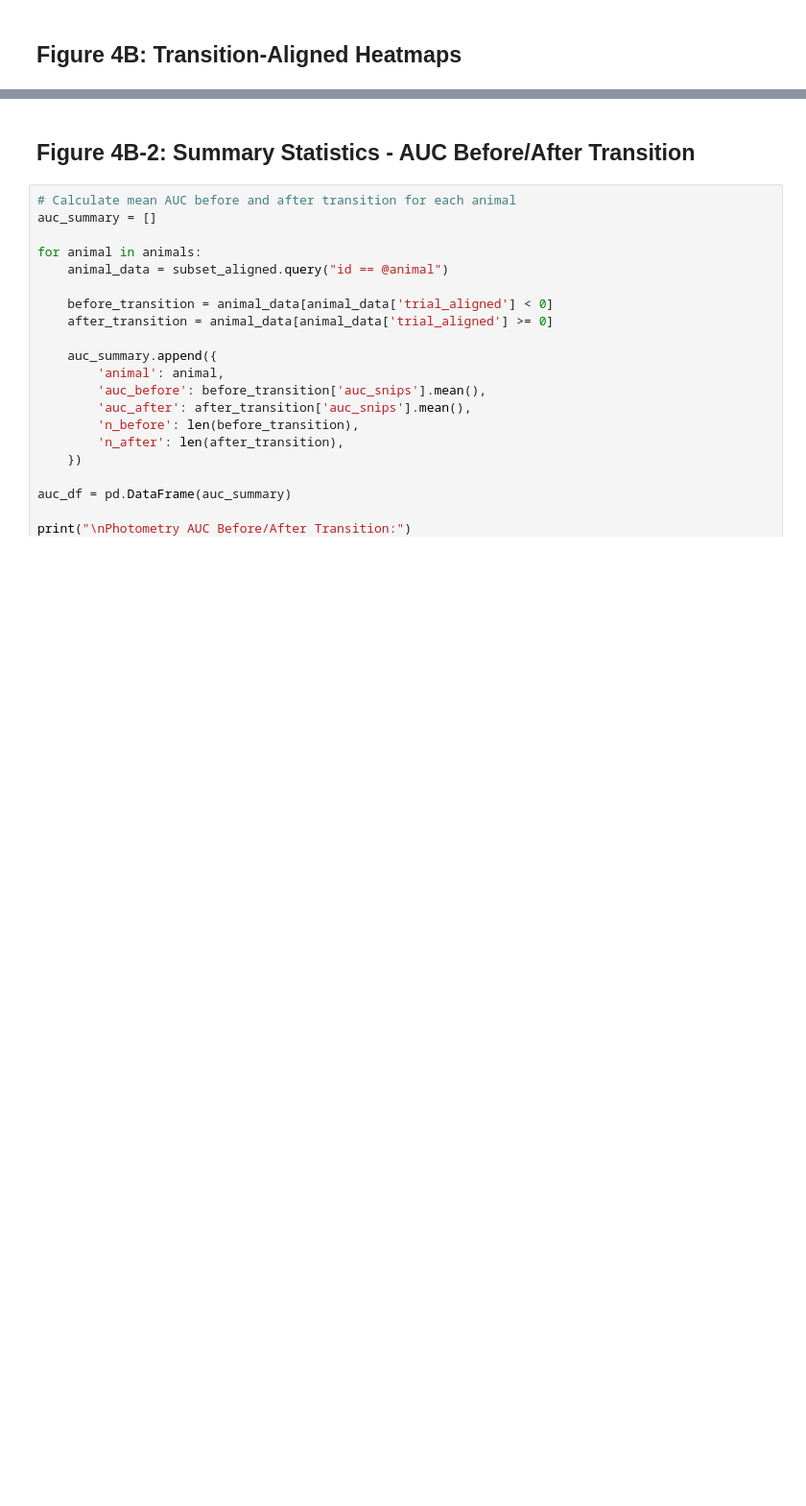
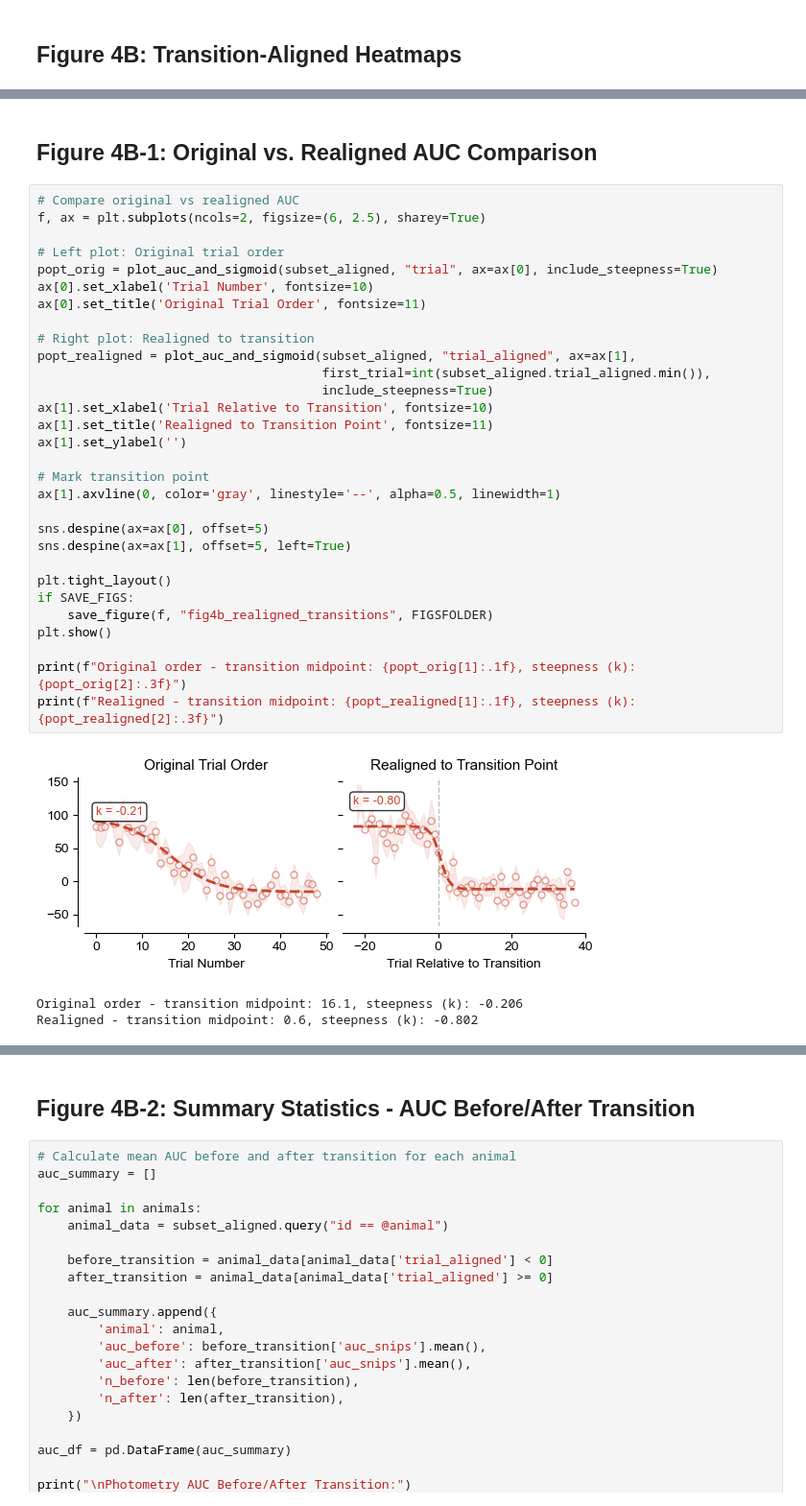
Before and after one commit to jaimemcc/bazzino, a Jupyter notebook: notebooks/figure_4b_paper.ipynb, the cells around one changed output, grey strips where cells are left out. Shown at 96% size. Drawn from its saved outputs; the diff is of its cells as text; blank space fills up the shorter version.

```diff
--- a/notebooks/figure_4b_paper.ipynb
+++ b/notebooks/figure_4b_paper.ipynb
@@ -85,0 +184,36 @@ for animal in animals:
+# %% [markdown]
+## Figure 4B-1: Original vs. Realigned AUC Comparison
+# %%
+# Compare original vs realigned AUC
+f, ax = plt.subplots(ncols=2, figsize=(6, 2.5), sharey=True)
+
+# Left plot: Original trial order
+popt_orig = plot_auc_and_sigmoid(subset_aligned, "trial", ax=ax[0], include_steepness=True)
+ax[0].set_xlabel('Trial Number', fontsize=10)
+ax[0].set_title('Original Trial Order', fontsize=11)
+
+# Right plot: Realigned to transition
+popt_realigned = plot_auc_and_sigmoid(subset_aligned, "trial_aligned", ax=ax[1],
+                                      first_trial=int(subset_aligned.trial_aligned.min()),
+                                      include_steepness=True)
+ax[1].set_xlabel('Trial Relative to Transition', fontsize=10)
+ax[1].set_title('Realigned to Transition Point', fontsize=11)
+ax[1].set_ylabel('')
+
+# Mark transition point
+ax[1].axvline(0, color='gray', linestyle='--', alpha=0.5, linewidth=1)
+
+sns.despine(ax=ax[0], offset=5)
+sns.despine(ax=ax[1], offset=5, left=True)
+
+plt.tight_layout()
+if SAVE_FIGS:
+    save_figure(f, "fig4b_realigned_transitions", FIGSFOLDER)
+plt.show()
+
+print(f"Original order - transition midpoint: {popt_orig[1]:.1f}, steepness (k): {popt_orig[2]:.3f}")
+print(f"Realigned - transition midpoint: {popt_realigned[1]:.1f}, steepness (k): {popt_realigned[2]:.3f}")
+# %% [output]
+[figure, added]
+Original order - transition midpoint: 16.1, steepness (k): -0.206
+Realigned - transition midpoint: 0.6, steepness (k): -0.802
```
Also changed, not shown: parts of 13 cells of this notebook, 6 other files.
